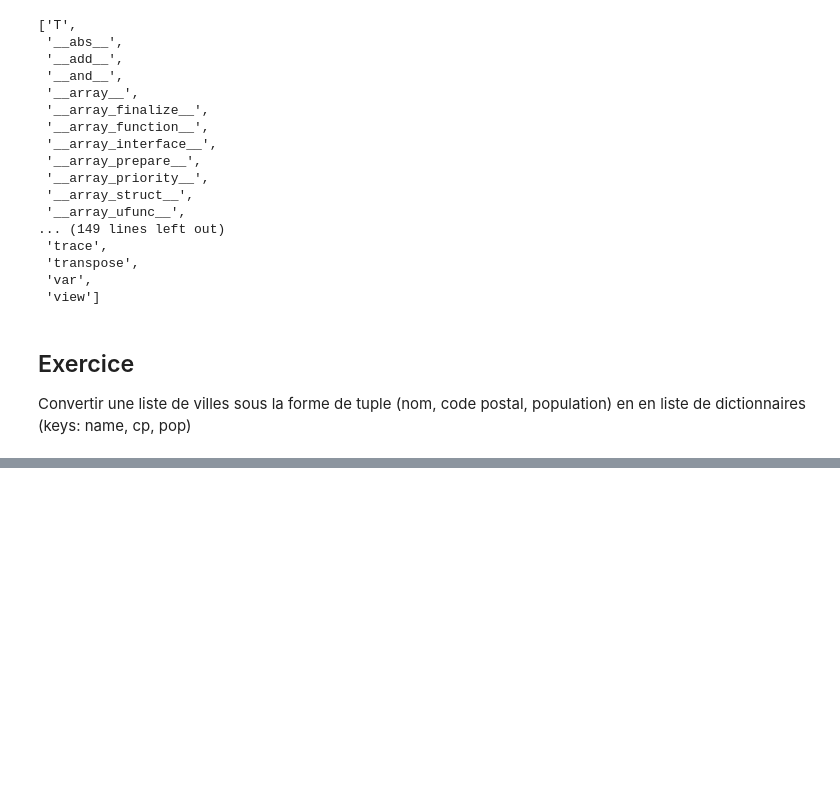
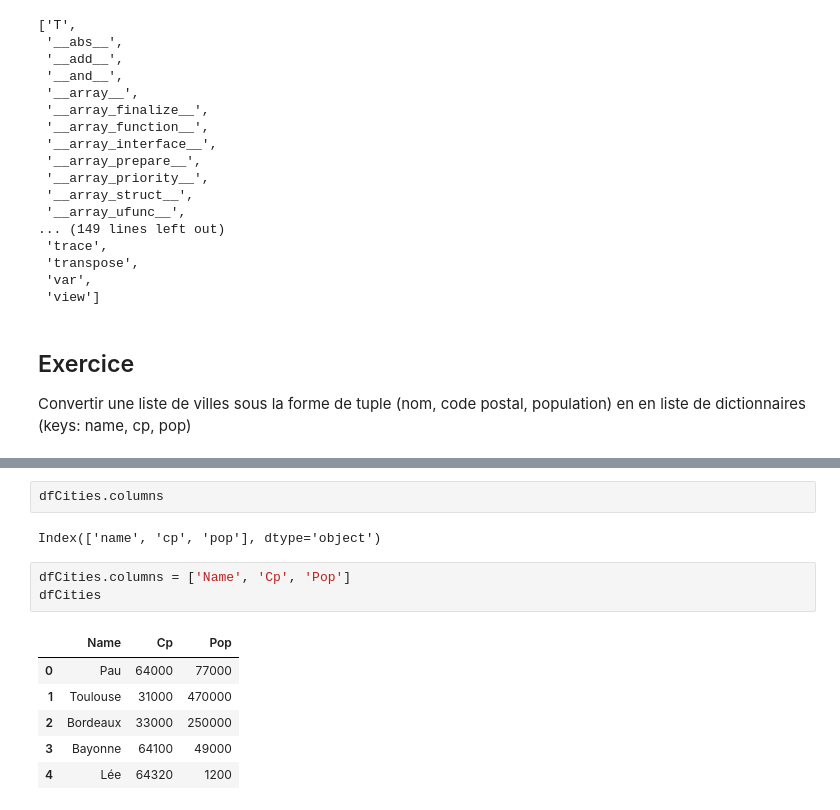
Before and after one commit to matthcol/python202302, a Jupyter notebook: Basics.ipynb, the cells around one changed output, grey strips where cells are left out. Saved outputs shown, nothing was run; the diff lists cells and outputs as text; blank space fills up the shorter version.

```diff
--- a/Basics.ipynb
+++ b/Basics.ipynb
@@ -406,0 +726,14 @@ cities_tuples = [
+# %%
+dfCities.columns
+# %% [output]
+Index(['name', 'cp', 'pop'], dtype='object')
+# %%
+dfCities.columns = ['Name', 'Cp', 'Pop']
+dfCities
+# %% [output]
+|  | Name | Cp | Pop |
+| 0 | Pau | 64000 | 77000 |
+| 1 | Toulouse | 31000 | 470000 |
+| 2 | Bordeaux | 33000 | 250000 |
+| 3 | Bayonne | 64100 | 49000 |
+| 4 | Lée | 64320 | 1200 |
```
Also changed, not shown: parts of 72 cells of this notebook.
